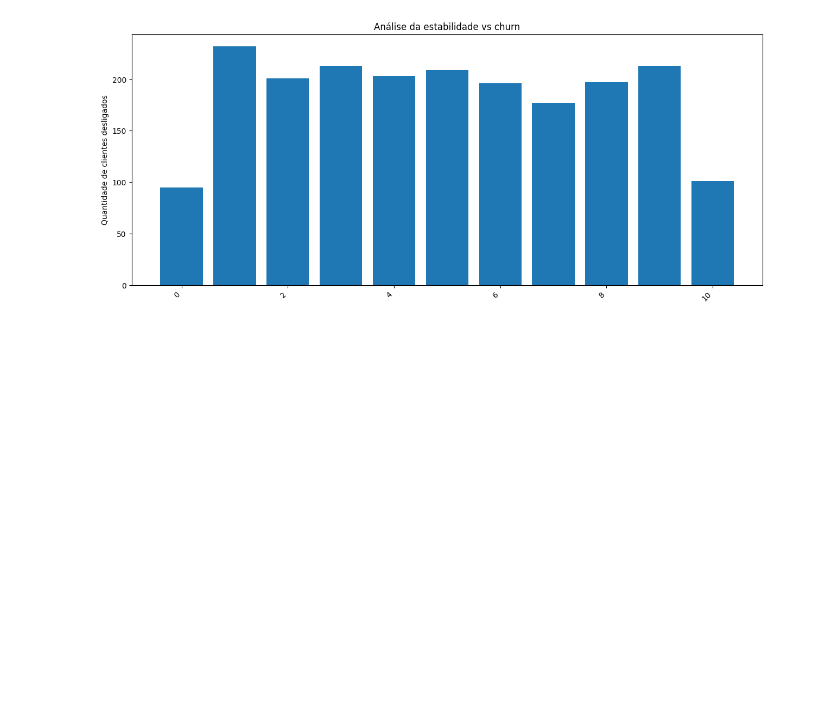
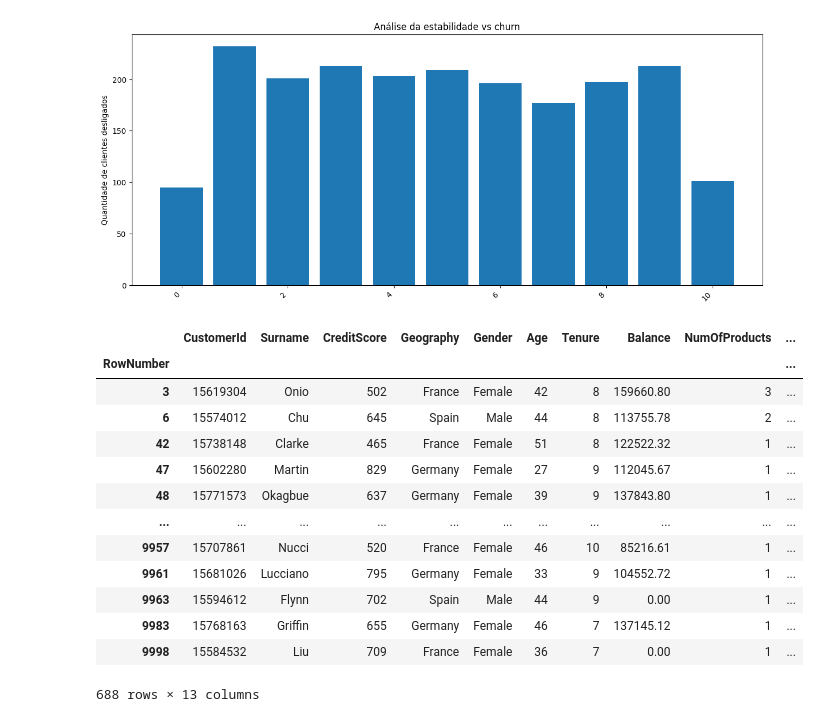
Before and after one commit to mclararibeiro/Ada-tech, a Jupyter notebook: analise_exploratoria_de_dados/analise_inicial.ipynb, the cells around one changed output. Drawn from its saved outputs; the diff is of its cells as text; code cells hidden in the pictures; blank space fills up the shorter version.

```diff
--- a/analise_exploratoria_de_dados/analise_inicial.ipynb
+++ b/analise_exploratoria_de_dados/analise_inicial.ipynb
@@ -177,3 +177,22 @@ plt.ylabel("Quantidade de clientes desligados")
 plt.xticks( rotation=45, ha='right');
 # %% [output]
 [figure]
+# %%
+#Agrupando clientes desligados com estabilidade acima de 7
+estabilidade_alta = tabela_churn.loc[tabela_churn['Tenure'] >= 7]
+estabilidade_alta
+# %% [output]
+|  | CustomerId | Surname | CreditScore | Geography | Gender | Age | Tenure | Balance | NumOfProducts | ... |
+| RowNumber |  |  |  |  |  |  |  |  |  | ... |
+| 3 | 15619304 | Onio | 502 | France | Female | 42 | 8 | 159660.80 | 3 | ... |
+| 6 | 15574012 | Chu | 645 | Spain | Male | 44 | 8 | 113755.78 | 2 | ... |
+| 42 | 15738148 | Clarke | 465 | France | Female | 51 | 8 | 122522.32 | 1 | ... |
+| 47 | 15602280 | Martin | 829 | Germany | Female | 27 | 9 | 112045.67 | 1 | ... |
+| 48 | 15771573 | Okagbue | 637 | Germany | Female | 39 | 9 | 137843.80 | 1 | ... |
+| ... | ... | ... | ... | ... | ... | ... | ... | ... | ... | ... |
+| 9957 | 15707861 | Nucci | 520 | France | Female | 46 | 10 | 85216.61 | 1 | ... |
+| 9961 | 15681026 | Lucciano | 795 | Germany | Female | 33 | 9 | 104552.72 | 1 | ... |
+| 9963 | 15594612 | Flynn | 702 | Spain | Male | 44 | 9 | 0.00 | 1 | ... |
+| 9983 | 15768163 | Griffin | 655 | Germany | Female | 46 | 7 | 137145.12 | 1 | ... |
+| 9998 | 15584532 | Liu | 709 | France | Female | 36 | 7 | 0.00 | 1 | ... |
+688 rows × 13 columns
```
Also changed, not shown: parts of 4 cells of this notebook.
